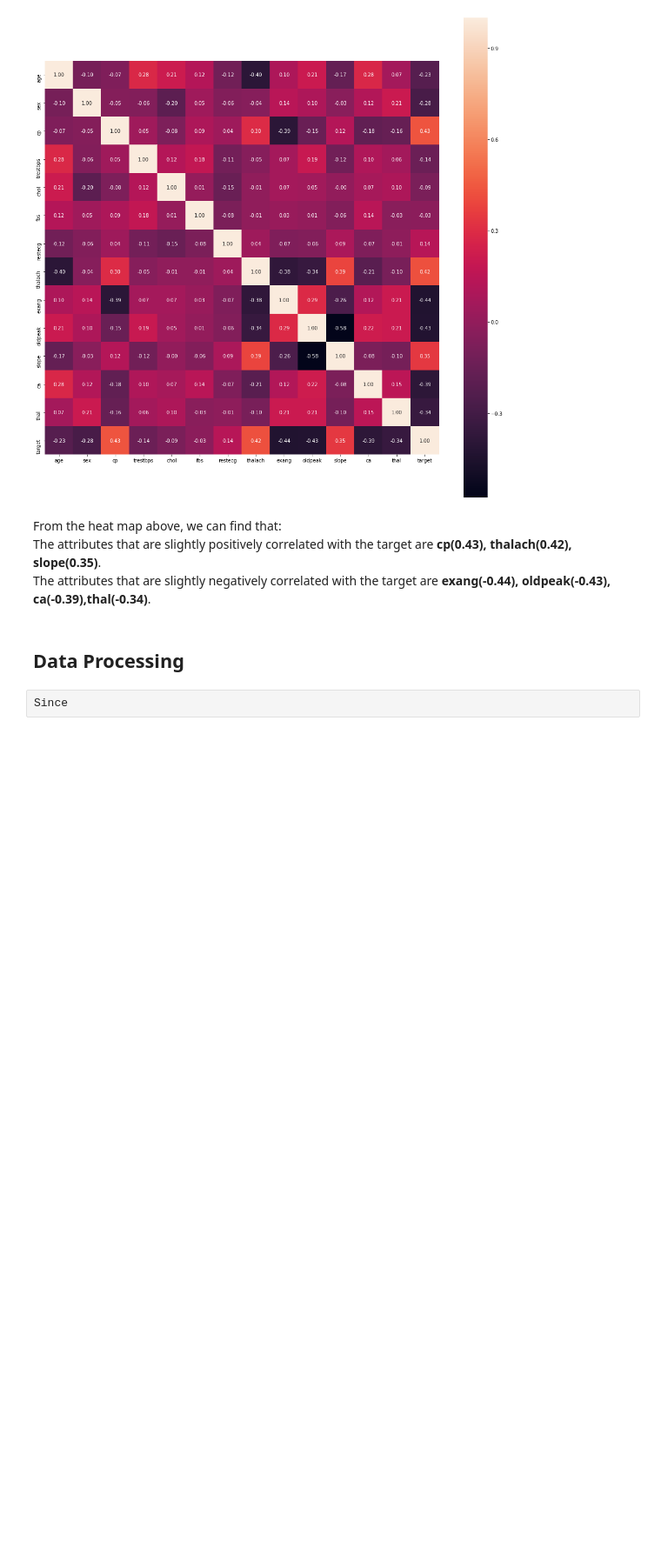
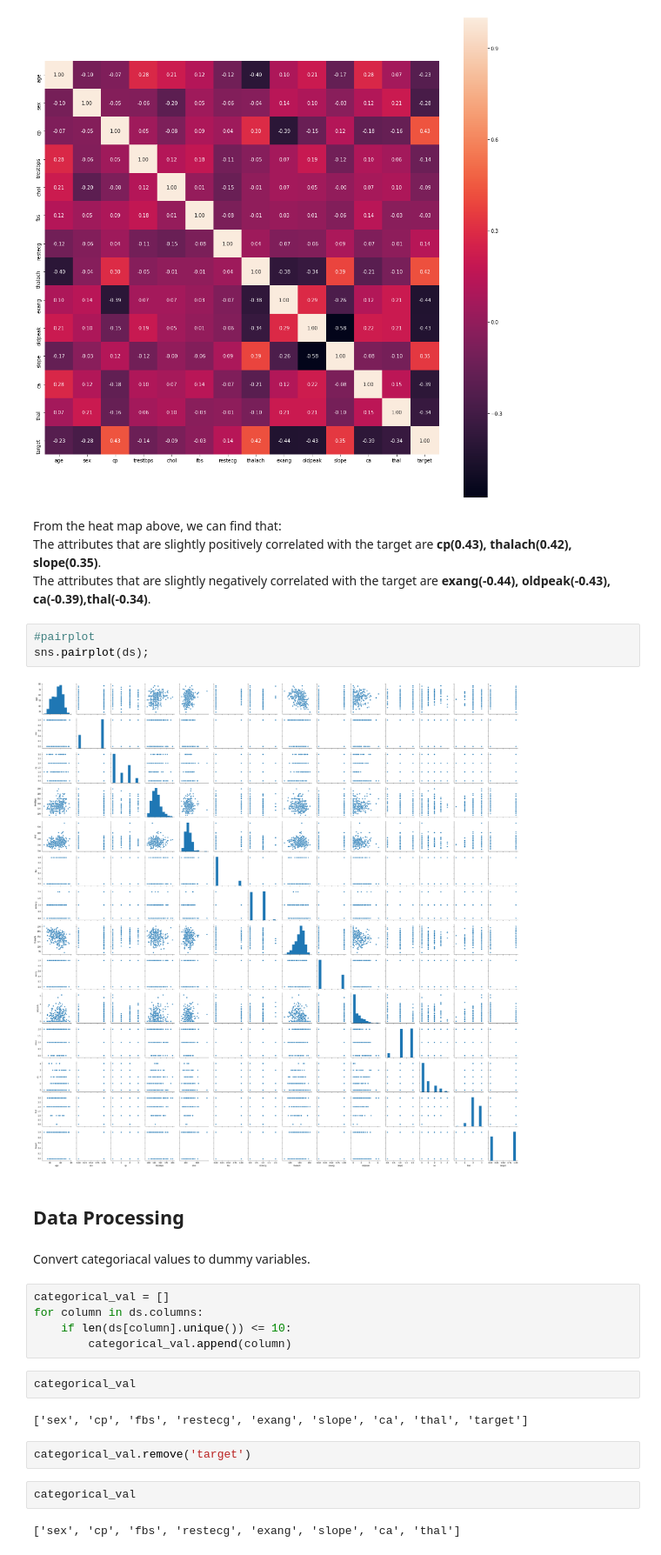
Before and after one commit to qinyu0831/UTS_ML2019, a Jupyter notebook: A2.ipynb, the cells around one changed output. Shown at 87% size. Drawn from its saved outputs; the diff is of its cells as text; blank space fills up the shorter version.

```diff
--- a/A2.ipynb
+++ b/A2.ipynb
@@ -578,7 +578,27 @@ sns.heatmap(corr, square=True, annot=True, fmt='.2f')
 From the heat map above, we can find that:
 The attributes that are slightly positively correlated with the target are __cp(0.43), thalach(0.42), slope(0.35)__.
 The attributes that are slightly negatively correlated with the target are __exang(-0.44), oldpeak(-0.43), ca(-0.39),thal(-0.34)__.
+# %%
+#pairplot
+sns.pairplot(ds);
+# %% [output]
+[figure, added]
 # %% [markdown]
 ## Data Processing
-# %%
-Since
+# %% [markdown]
+Convert categoriacal values to dummy variables.
+# %%
+categorical_val = []
+for column in ds.columns:
+    if len(ds[column].unique()) <= 10:
+        categorical_val.append(column)
+# %%
+categorical_val
+# %% [output]
+['sex', 'cp', 'fbs', 'restecg', 'exang', 'slope', 'ca', 'thal', 'target']
+# %%
+categorical_val.remove('target')
+# %%
+categorical_val
+# %% [output]
+['sex', 'cp', 'fbs', 'restecg', 'exang', 'slope', 'ca', 'thal']
```
Also changed, not shown: parts of 22 cells of this notebook.
